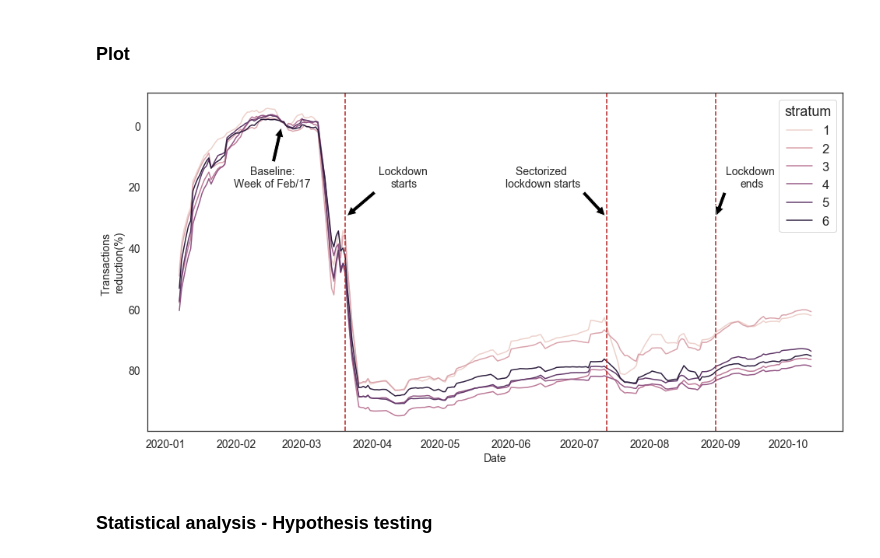
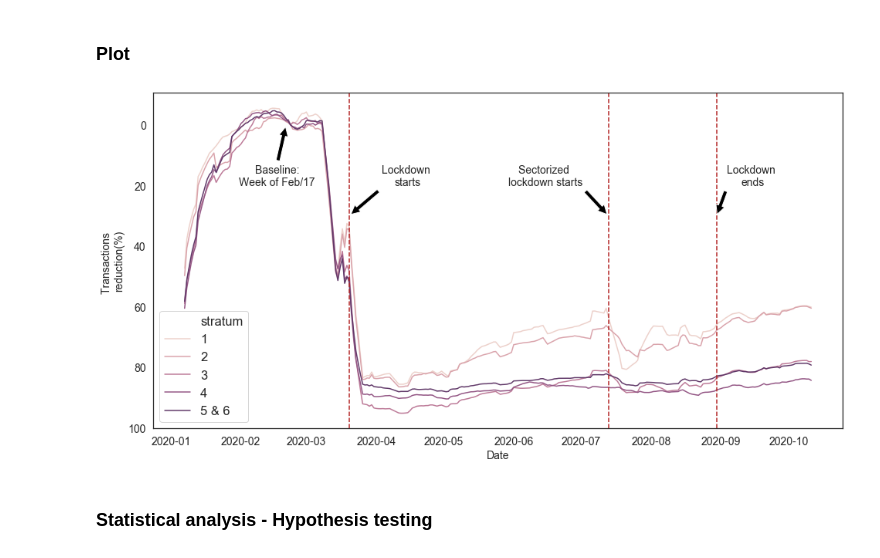
Before and after one commit to jdcaicedo251/transmilenio-covid, a Jupyter notebook: code/06_stratum_analysis.ipynb, the cells around one changed output. Cells and saved outputs as stored; diff of their text form; code cells hidden in the pictures.

```diff
--- a/code/06_stratum_analysis.ipynb
+++ b/code/06_stratum_analysis.ipynb
@@ -136,8 +136,11 @@ def by_stratum_daily(df):
         - df: DataFrame. Output of by_stratum_station function
         """
 
+#     strata = ['stratum1', 'stratum2', 'stratum3',
+#               'stratum4','stratum5', 'stratum6']
     strata = ['stratum1', 'stratum2', 'stratum3',
-              'stratum4','stratum5', 'stratum6']
+              'stratum4','stratum56']
+
 
     origin = ['home', 'work', 'other', 'total']
 
@@ -321,3 +229,11 @@ transactions_stations = pd.read_csv(output_path + 'tables/transactions_by_origin
+# %%
+output_path = '../data/output/'
+input_path = '../data/input/'
+
+probs = pd.read_csv(output_path + 'tables/stratum_probabilities_V2.csv', parse_dates = ['date'],
+                    infer_datetime_format= True).drop(columns = 'total')
+
+transactions_stations = pd.read_csv(output_path + 'tables/transactions_by_origin.csv', index_col = 0)
 # %%
 df = transactions_stations.pipe(format_date)\
                      .pipe(add_day_week)\
@@ -333,13 +247,20 @@ INFO:MainThread:numexpr.utils:NumExpr defaulting to 8 threads.
 # %% [markdown]
 ### Plot
 # %%
+# Reduction of transactions by stratum
 total_t = df[df.variable.str.contains('total')]
 total_t['stratum'] = total_t.variable.str.extract('(\d+)')
 total_t['value(%)'] = (1 - total_t['value']) * 100
+total_t.stratum.replace('56','5 & 6', inplace = True)
+# %%
+palette = [[0.9312692223325372, 0.8201921796082118, 0.7971480974663592],
+           [0.8559578605899612, 0.6418993116910497, 0.6754191211563135],
+           [0.739734329496642, 0.4765280683170713, 0.5959617419736206],
+           [0.57916573903086, 0.33934576125314425, 0.5219003947563425],
+           [0.37894937987025, 0.2224702044652721, 0.41140014301575434]]
+color = 'firebrick'
 # %%
-palette = sns.cubehelix_palette()
-color = 'firebrick'
-
+#Plot
 # Main plot
 fig, axs = plt.subplots(figsize = (16,8))
 sns.lineplot(x='date', y = 'value(%)',hue='stratum',
@@ -356,35 +277,37 @@ axs.annotate('Baseline:\nWeek of Feb/17', xy = (dates,0),xytext=(text,20),
              arrowprops = { 'facecolor' : 'black', 'shrink' : 0.05 , 'width':5},
             horizontalalignment='center',fontsize = 14)
 
 # axs.text(x = date, y = 0.8, s = 'Baseline:\nWeek of Feb/17', fontsize = 14)
 
 #Lockdown starts
 dates = pd.date_range(start = '3/20/2020', end = '3/20/2020')
 text = pd.date_range(start = '4/15/2020', end = '4/15/2020')
 axs.axvline(dates, color=color,ls='--')
 axs.annotate('Lockdown \nstarts', xy = (dates,30),xytext=(text,20),
              arrowprops = { 'facecolor' : 'black', 'shrink' : 0.05 , 'width':5},
             horizontalalignment='center',fontsize = 14)
 
 #Sectorized lockdown starts
 dates = pd.date_range(start = '7/13/2020', end = '7/13/2020')
 text = pd.date_range(start = '6/15/2020', end = '6/15/2020')
 axs.axvline(dates, color=color,ls='--')
 axs.annotate('Sectorized \nlockdown starts', xy = (dates,30),xytext=(text,20),
              arrowprops = { 'facecolor' : 'black', 'shrink' : 0.05 , 'width':5},
             horizontalalignment='center',fontsize = 14)
 
 #Lockdown ends
 dates = pd.date_range(start = '8/30/2020', end = '8/30/2020')
 text = pd.date_range(start = '9/15/2020', end = '9/15/2020')
 axs.axvline(dates, color=color,ls='--')
 axs.annotate('Lockdown \nends', xy = (dates,30),xytext=(text,20),
              arrowprops = { 'facecolor' : 'black', 'shrink' : 0.05 , 'width':5},
-            horizontalalignment='center',fontsize = 14);
+            horizontalalignment='center',fontsize = 14)
+
+axs.legend(loc = 'lower left');
 
 fig.savefig(output_path + 'figures/figure4.pdf')
 # %% [output]
-[figure, old version]
+[figure, new version]
 # %% [markdown]
 ### Statistical analysis - Hypothesis testing
 # %%
```
Also changed, not shown: parts of 22 cells of this notebook, 24 other files.
